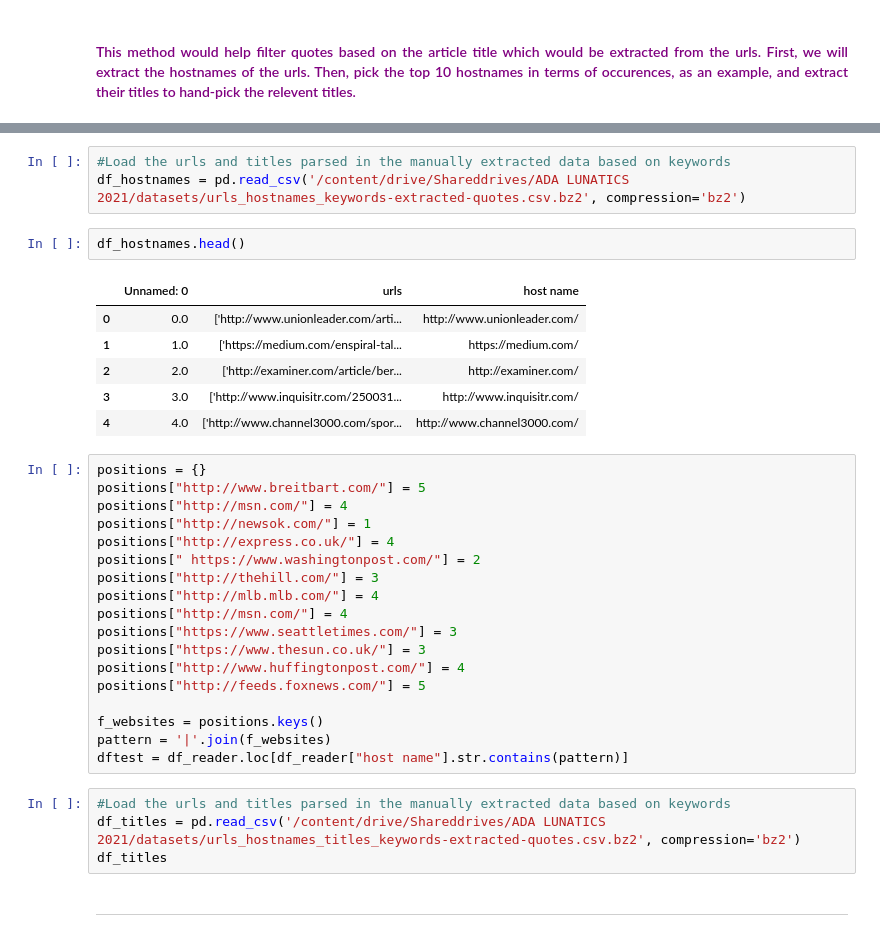
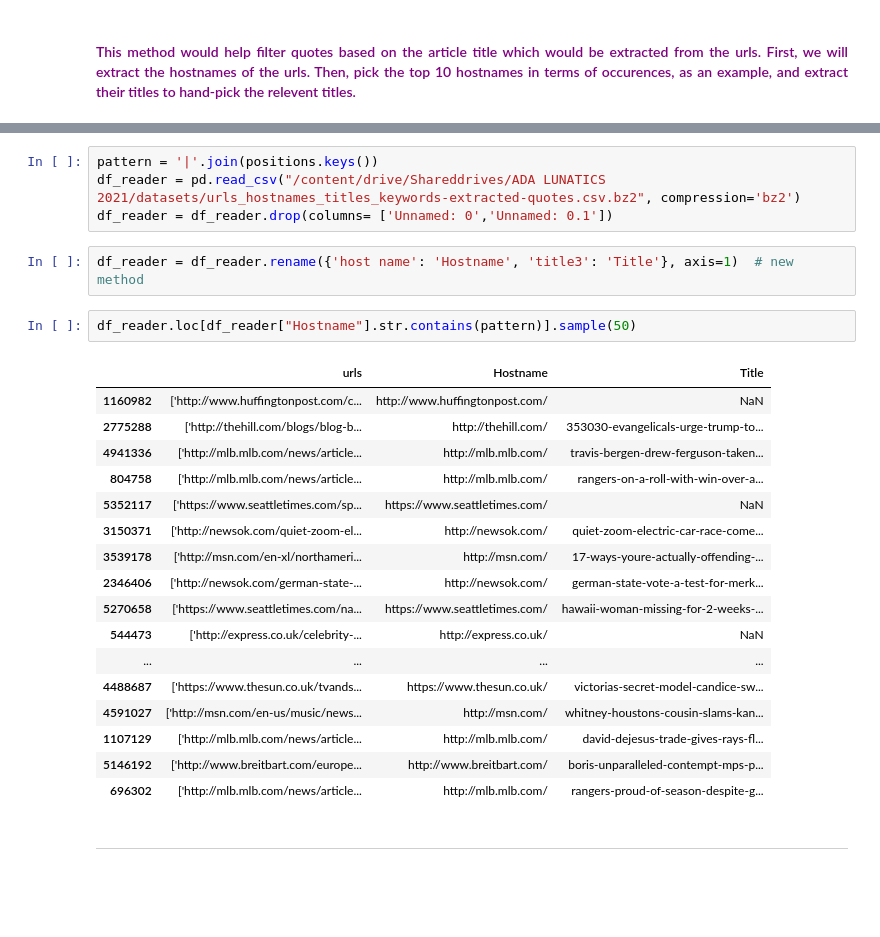
Before and after one commit to epfl-ada/ada-2021-project-adalunatics, a Jupyter notebook: notebook.ipynb, the cells around one changed output, grey strips where cells are left out. Saved outputs shown, nothing was run; the diff lists cells and outputs as text; blank space fills up the shorter version.

```diff
--- a/notebook.ipynb
+++ b/notebook.ipynb
@@ -361,37 +377,29 @@ Text(0, 0.5, '# of Quotations')
 # %%
-#Load the urls and titles parsed in the manually extracted data based on keywords
-df_hostnames = pd.read_csv('/content/drive/Shareddrives/ADA LUNATICS 2021/datasets/urls_hostnames_keywords-extracted-quotes.csv.bz2', compression='bz2')
+pattern = '|'.join(positions.keys())
+df_reader = pd.read_csv("/content/drive/Shareddrives/ADA LUNATICS 2021/datasets/urls_hostnames_titles_keywords-extracted-quotes.csv.bz2", compression='bz2')
+df_reader = df_reader.drop(columns= ['Unnamed: 0','Unnamed: 0.1'])
-# %%
-df_hostnames.head()
-# %% [output]
-|  | Unnamed: 0 | urls | host name |
-| 0 | 0.0 | ['http://www.unionleader.com/arti... | http://www.unionleader.com/ |
-| 1 | 1.0 | ['https://medium.com/enspiral-tal... | https://medium.com/ |
-| 2 | 2.0 | ['http://examiner.com/article/ber... | http://examiner.com/ |
-| 3 | 3.0 | ['http://www.inquisitr.com/250031... | http://www.inquisitr.com/ |
-| 4 | 4.0 | ['http://www.channel3000.com/spor... | http://www.channel3000.com/ |
-# %%
-positions = {}
-positions["http://www.breitbart.com/"] = 5
-positions["http://msn.com/"] = 4
-positions["http://newsok.com/"] = 1
-positions["http://express.co.uk/"] = 4
-positions[" https://www.washingtonpost.com/"] = 2
-positions["http://thehill.com/"] = 3
-positions["http://mlb.mlb.com/"] = 4
-positions["http://msn.com/"] = 4
-positions["https://www.seattletimes.com/"] = 3
-positions["https://www.thesun.co.uk/"] = 3
-positions["http://www.huffingtonpost.com/"] = 4
-positions["http://feeds.foxnews.com/"] = 5
-
-f_websites = positions.keys()
-pattern = '|'.join(f_websites)
-dftest = df_reader.loc[df_reader["host name"].str.contains(pattern)]
-# %%
-#Load the urls and titles parsed in the manually extracted data based on keywords
-df_titles = pd.read_csv('/content/drive/Shareddrives/ADA LUNATICS 2021/datasets/urls_hostnames_titles_keywords-extracted-quotes.csv.bz2', compression='bz2')
-df_titles
+# %%
+df_reader = df_reader.rename({'host name': 'Hostname', 'title3': 'Title'}, axis=1)  # new method
+# %%
+df_reader.loc[df_reader["Hostname"].str.contains(pattern)].sample(50)
+# %% [output]
+|  | urls | Hostname | Title |
+| 1160982 | ['http://www.huffingtonpost.com/c... | http://www.huffingtonpost.com/ | NaN |
+| 2775288 | ['http://thehill.com/blogs/blog-b... | http://thehill.com/ | 353030-evangelicals-urge-trump-to... |
+| 4941336 | ['http://mlb.mlb.com/news/article... | http://mlb.mlb.com/ | travis-bergen-drew-ferguson-taken... |
+| 804758 | ['http://mlb.mlb.com/news/article... | http://mlb.mlb.com/ | rangers-on-a-roll-with-win-over-a... |
+| 5352117 | ['https://www.seattletimes.com/sp... | https://www.seattletimes.com/ | NaN |
+| 3150371 | ['http://newsok.com/quiet-zoom-el... | http://newsok.com/ | quiet-zoom-electric-car-race-come... |
+| 3539178 | ['http://msn.com/en-xl/northameri... | http://msn.com/ | 17-ways-youre-actually-offending-... |
+| 2346406 | ['http://newsok.com/german-state-... | http://newsok.com/ | german-state-vote-a-test-for-merk... |
+| 5270658 | ['https://www.seattletimes.com/na... | https://www.seattletimes.com/ | hawaii-woman-missing-for-2-weeks-... |
+| 544473 | ['http://express.co.uk/celebrity-... | http://express.co.uk/ | NaN |
+| ... | ... | ... | ... |
+| 4488687 | ['https://www.thesun.co.uk/tvands... | https://www.thesun.co.uk/ | victorias-secret-model-candice-sw... |
+| 4591027 | ['http://msn.com/en-us/music/news... | http://msn.com/ | whitney-houstons-cousin-slams-kan... |
+| 1107129 | ['http://mlb.mlb.com/news/article... | http://mlb.mlb.com/ | david-dejesus-trade-gives-rays-fl... |
+| 5146192 | ['http://www.breitbart.com/europe... | http://www.breitbart.com/ | boris-unparalleled-contempt-mps-p... |
+| 696302 | ['http://mlb.mlb.com/news/article... | http://mlb.mlb.com/ | rangers-proud-of-season-despite-g... |
 # %% [markdown]
 ---
 # %% [markdown]
```
Also changed, not shown: parts of 5 cells of this notebook, 1 other file.
